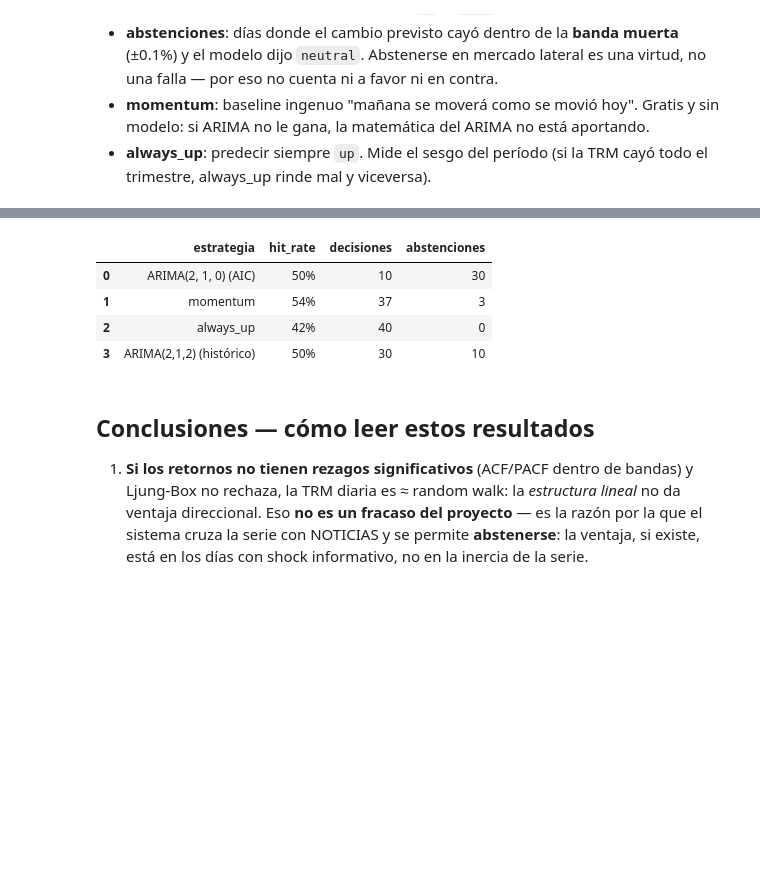
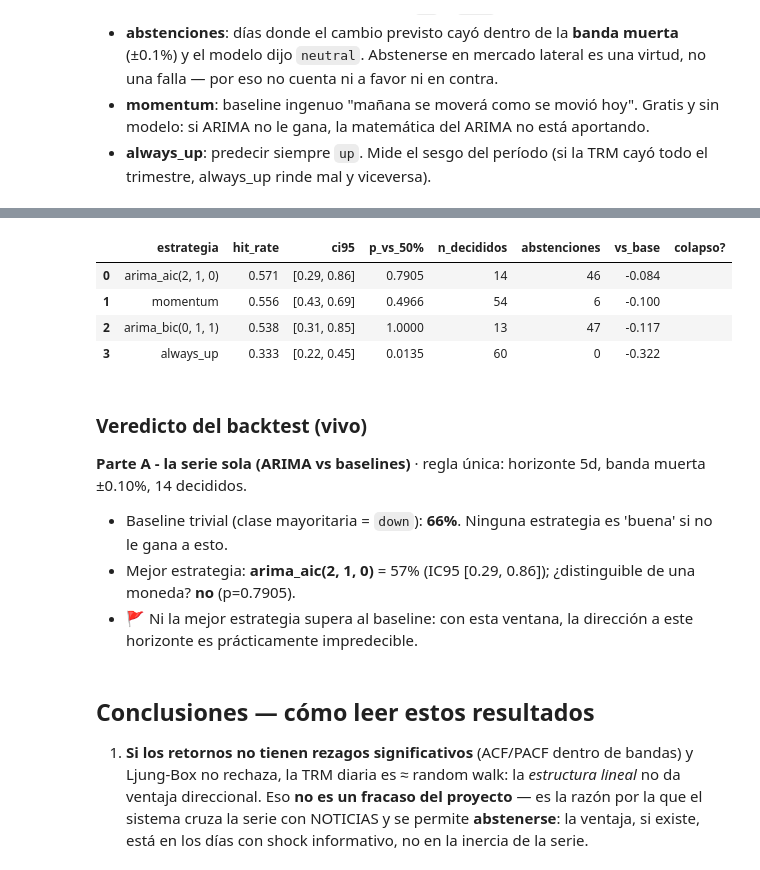
Before and after one commit to carlosjimenez88M/cop-fx-intelligence, a Jupyter notebook: notebooks/02_series_de_tiempo.ipynb, the cells around one changed output, grey strips where cells are left out. Cells and saved outputs as stored; diff of their text form; code cells hidden in the pictures; blank space fills up the shorter version.

```diff
--- a/notebooks/02_series_de_tiempo.ipynb
+++ b/notebooks/02_series_de_tiempo.ipynb
@@ -235,10 +243,8 @@ palabra, no esta tabla.
 from cop_fx.timeseries.diagnostics import select_arima_order
 
 best_order, table = select_arima_order(fx, max_p=3, max_q=3)
-print(f"GANADOR por AIC: ARIMA{best_order}\n")
+aic_best = tuple(table.sort_values("aic").iloc[0]["order"])
+bic_best = tuple(table.sort_values("bic").iloc[0]["order"])
+print(f"GANADOR por AIC: ARIMA{aic_best}   |   GANADOR por BIC: ARIMA{bic_best}\n")
 display(table.head(8))
-in_table = table[table["order"].astype(str) == "(2, 1, 2)"]
-if not in_table.empty:
-    rank = in_table.index[0] + 1
-    print(f"El (2,1,2) histórico quedó en el puesto {rank} de {len(table)} (AIC {in_table['aic'].iloc[0]})")
 # %% [output]
@@ -305,19 +323,25 @@ hasta ese día — ¿el modelo predijo bien la dirección a 5 días?
 - **always_up**: predecir siempre `up`. Mide el sesgo del período (si la TRM cayó
   todo el trimestre, always_up rinde mal y viceversa).
 # %%
-from cop_fx.tracking import directional_backtest
+from IPython.display import Markdown, display
 
-results = {}
-for label, order in [(f"ARIMA{best_order} (AIC)", best_order), ("ARIMA(2,1,2) (histórico)", (2, 1, 2))]:
-    _, summary = directional_backtest(fx, horizon_days=5, n_origins=40, arima_order=order)
-    s = summary["arima"]
-    results[label] = s
-    results.setdefault("momentum", summary["momentum"])
-    results.setdefault("always_up", summary["always_up"])
+from cop_fx.tracking import directional_backtest, score_strategies
+from cop_fx.tracking.render import render_eval_verdict
 
-rows = [{"estrategia": k,
-         "hit_rate": f"{v['hit_rate']:.0%}" if v["hit_rate"] is not None else "—",
-         "decisiones": v["n_decided"], "abstenciones": v["n_abstained"]}
-        for k, v in results.items()]
-display(pd.DataFrame(rows))
+# AIC vs BIC out-of-sample, con la regla unica (banda muerta = EVAL.neutral_band_pct).
+detail_aic, _ = directional_backtest(
+    fx, horizon_days=EVAL.horizon_days, n_origins=EVAL.n_origins, arima_order=aic_best
+)
+detail_bic, _ = directional_backtest(
+    fx, horizon_days=EVAL.horizon_days, n_origins=EVAL.n_origins, arima_order=bic_best
+)
+preds_a = {
+    f"arima_aic{aic_best}": list(detail_aic["arima"]),
+    f"arima_bic{bic_best}": list(detail_bic["arima"]),
+    "momentum": list(detail_bic["momentum"]),
+    "always_up": list(detail_bic["always_up"]),
+}
+scored_a = score_strategies(preds_a, list(detail_bic["actual"]), cfg=EVAL)
+display(scored_a)
+display(Markdown(render_eval_verdict(scored_a, EVAL, label="Parte A - la serie sola (ARIMA vs baselines)")))
 # %% [output]
@@ -373,8 +365,14 @@ display(pd.DataFrame(rows))
-|  | estrategia | hit_rate | decisiones | abstenciones |
-| 0 | ARIMA(2, 1, 0) (AIC) | 50% | 10 | 30 |
-| 1 | momentum | 54% | 37 | 3 |
-| 2 | always_up | 42% | 40 | 0 |
-| 3 | ARIMA(2,1,2) (histórico) | 50% | 30 | 10 |
+|  | estrategia | hit_rate | ci95 | p_vs_50% | n_decididos | abstenciones | vs_base | colapso? |
+| 0 | arima_aic(2, 1, 0) | 0.571 | [0.29, 0.86] | 0.7905 | 14 | 46 | -0.084 |  |
+| 1 | momentum | 0.556 | [0.43, 0.69] | 0.4966 | 54 | 6 | -0.100 |  |
+| 2 | arima_bic(0, 1, 1) | 0.538 | [0.31, 0.85] | 1.0000 | 13 | 47 | -0.117 |  |
+| 3 | always_up | 0.333 | [0.22, 0.45] | 0.0135 | 60 | 0 | -0.322 |  |
+### Veredicto del backtest (vivo)
+
+**Parte A - la serie sola (ARIMA vs baselines)** · regla única: horizonte 5d, banda muerta ±0.10%, 14 decididos.
+- Baseline trivial (clase mayoritaria = `down`): **66%**. Ninguna estrategia es 'buena' si no le gana a esto.
+- Mejor estrategia: **arima_aic(2, 1, 0)** = 57% (IC95 [0.29, 0.86]); ¿distinguible de una moneda? **no** (p=0.7905).
+- 🚩 Ni la mejor estrategia supera al baseline: con esta ventana, la dirección a este horizonte es prácticamente impredecible.
 # %% [markdown]
 ## Conclusiones — cómo leer estos resultados
 
```
Also changed, not shown: parts of 17 cells of this notebook, 6 other files.
